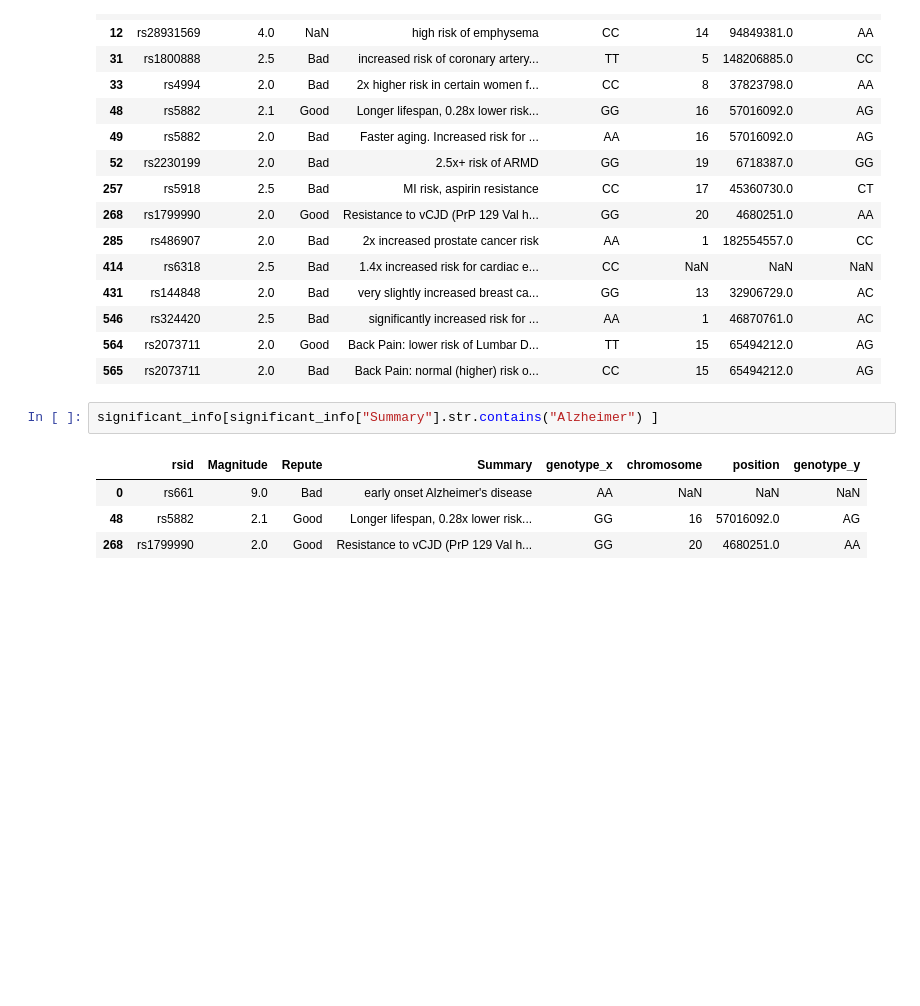
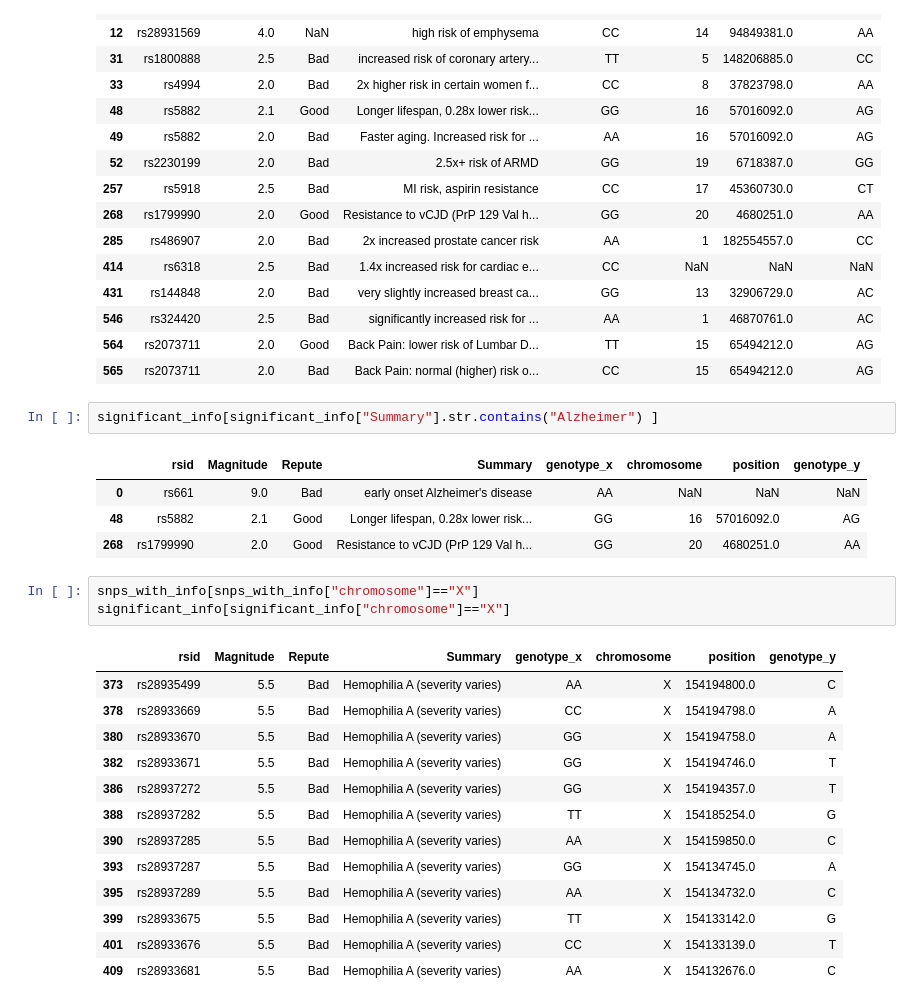
Before and after one commit to nnttluna/genome-decode, a Jupyter notebook: genome_on_ref.ipynb, the cells around one changed output. Saved outputs shown, nothing was run; the diff lists cells and outputs as text; blank space fills up the shorter version.

```diff
--- a/genome_on_ref.ipynb
+++ b/genome_on_ref.ipynb
@@ -308,3 +308,20 @@ significant_info[significant_info["Summary"].str.contains("Alzheimer") ]
 | 0 | rs661 | 9.0 | Bad | early onset Alzheimer's disease | AA | NaN | NaN | NaN |
 | 48 | rs5882 | 2.1 | Good | Longer lifespan, 0.28x lower risk... | GG | 16 | 57016092.0 | AG |
 | 268 | rs1799990 | 2.0 | Good | Resistance to vCJD (PrP 129 Val h... | GG | 20 | 4680251.0 | AA |
+# %%
+snps_with_info[snps_with_info["chromosome"]=="X"]
+significant_info[significant_info["chromosome"]=="X"]
+# %% [output]
+|  | rsid | Magnitude | Repute | Summary | genotype_x | chromosome | position | genotype_y |
+| 373 | rs28935499 | 5.5 | Bad | Hemophilia A (severity varies) | AA | X | 154194800.0 | C |
+| 378 | rs28933669 | 5.5 | Bad | Hemophilia A (severity varies) | CC | X | 154194798.0 | A |
+| 380 | rs28933670 | 5.5 | Bad | Hemophilia A (severity varies) | GG | X | 154194758.0 | A |
+| 382 | rs28933671 | 5.5 | Bad | Hemophilia A (severity varies) | GG | X | 154194746.0 | T |
+| 386 | rs28937272 | 5.5 | Bad | Hemophilia A (severity varies) | GG | X | 154194357.0 | T |
+| 388 | rs28937282 | 5.5 | Bad | Hemophilia A (severity varies) | TT | X | 154185254.0 | G |
+| 390 | rs28937285 | 5.5 | Bad | Hemophilia A (severity varies) | AA | X | 154159850.0 | C |
+| 393 | rs28937287 | 5.5 | Bad | Hemophilia A (severity varies) | GG | X | 154134745.0 | A |
+| 395 | rs28937289 | 5.5 | Bad | Hemophilia A (severity varies) | AA | X | 154134732.0 | C |
+| 399 | rs28933675 | 5.5 | Bad | Hemophilia A (severity varies) | TT | X | 154133142.0 | G |
+| 401 | rs28933676 | 5.5 | Bad | Hemophilia A (severity varies) | CC | X | 154133139.0 | T |
+| 409 | rs28933681 | 5.5 | Bad | Hemophilia A (severity varies) | AA | X | 154132676.0 | C |
```
